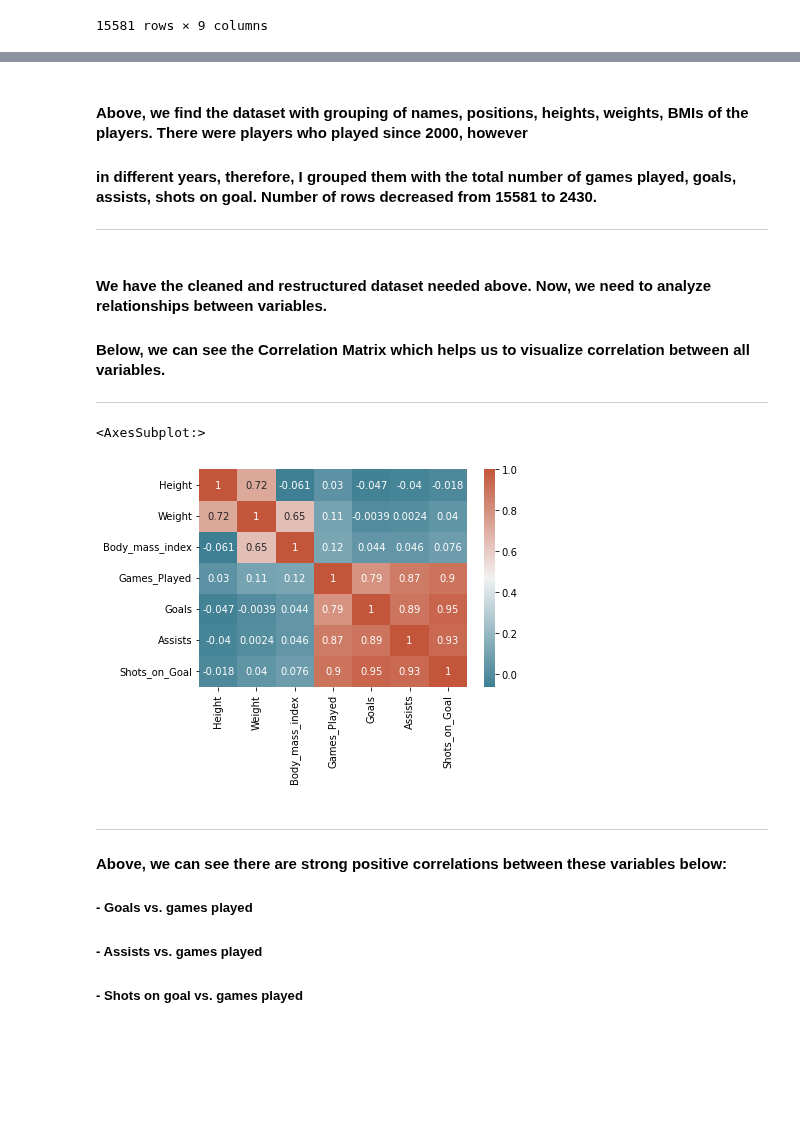
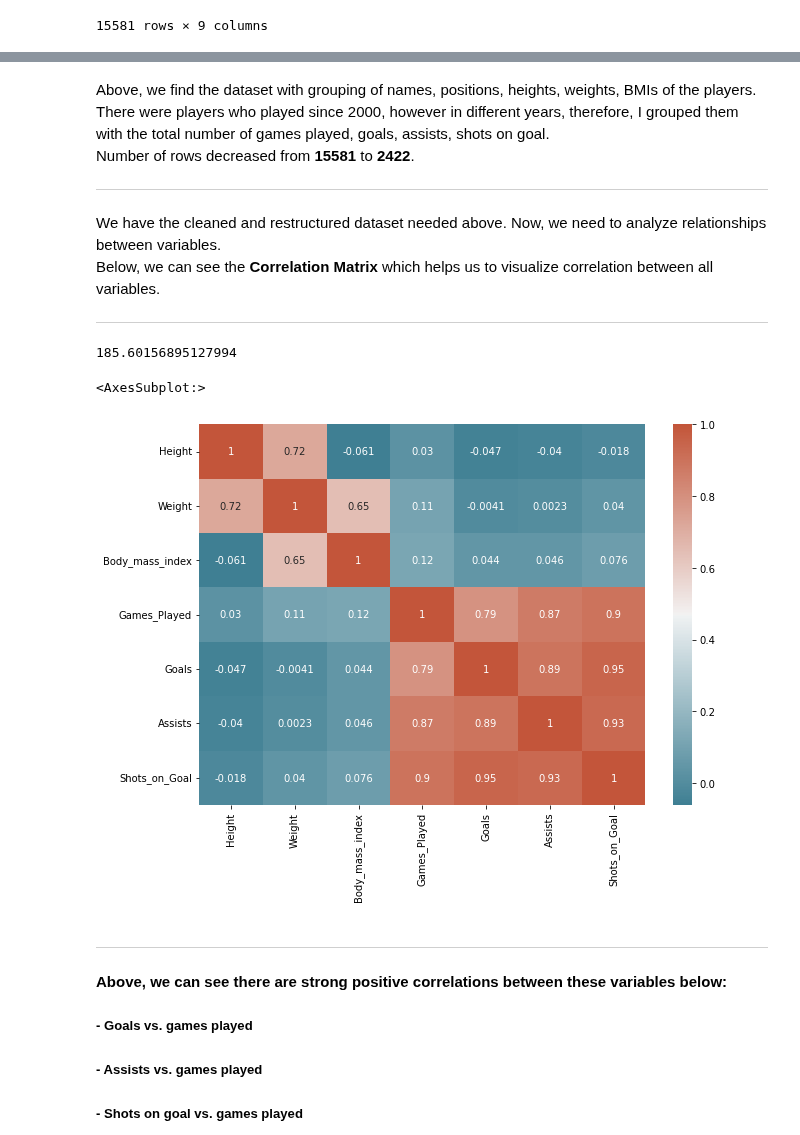
Before and after one commit to data301-2021-winter1/project-group38-project, a Jupyter notebook: notebooks/analysis3.ipynb, the cells around one changed output, grey strips where cells are left out. Cells and saved outputs as stored; diff of their text form; code cells hidden in the pictures; blank space fills up the shorter version.

Commit message:
Wrangled data and added some visuals

```diff
--- a/notebooks/analysis3.ipynb
+++ b/notebooks/analysis3.ipynb
@@ -132,5 +152,8 @@ mainDataCleanedColumnRowsMissing.reset_index(drop = True)
 # %%
 allTogether = mainDataCleanedColumnRowsMissing.groupby(['Name', 'Position', 'Height', 'Weight', 'Body_mass_index'], as_index = False)[["Games_Played","Goals", "Assists", "Shots_on_Goal"]].sum()
+allTogether = allTogether[allTogether.Position != 'Forward'] # There are a little number of players who play in the forward position.
+# I decided to drop them, in order to be concise.
+allTogether = allTogether.reset_index(drop = True)
 allTogether
 # %% [output]
 |  | Name | Position | Height | Weight | Body_mass_index | Games_Played | Goals | Assists | Shots_on_Goal |
@@ -149,17 +172,26 @@ allTogether
 # %% [markdown]
-#### Above, we find the dataset with grouping of names, positions, heights, weights, BMIs of the players. There were players who played since 2000, however
-#### in different years, therefore, I grouped them with the total number of games played, goals, assists, shots on goal. Number of rows decreased from 15581 to 2430.
+Above, we find the dataset with grouping of names, positions, heights, weights, BMIs of the players.
+There were players who played since 2000, however
+in different years, therefore, I grouped them with the total number of games played, goals, assists, shots on goal.
+Number of rows decreased from **15581** to **2422**.
+
 ---
 # %% [markdown]
-#### We have the cleaned and restructured dataset needed above. Now, we need to analyze relationships between variables.
-#### Below, we can see the **Correlation Matrix** which helps us to visualize correlation between all variables.
+We have the cleaned and restructured dataset needed above. Now, we need to analyze relationships between variables.
+Below, we can see the **Correlation Matrix** which helps us to visualize correlation between all variables.
+
 ---
+# %%
+allTogether.Height.mean()
+# %% [output]
+185.60156895127994
 # %%
 corr = allTogether.corr()
+plt.figure(figsize = (10,7))
 sns.heatmap(corr, xticklabels=corr.columns, yticklabels=corr.columns, annot=True, cmap=sns.diverging_palette(220, 20, as_cmap=True))
 # %% [output]
 <AxesSubplot:>
-[figure, old version]
+[figure, new version]
 # %% [markdown]
 ---
 #### Above, we can see there are **strong positive correlations** between these variables below:
```
Also changed, not shown: parts of 19 cells of this notebook.
